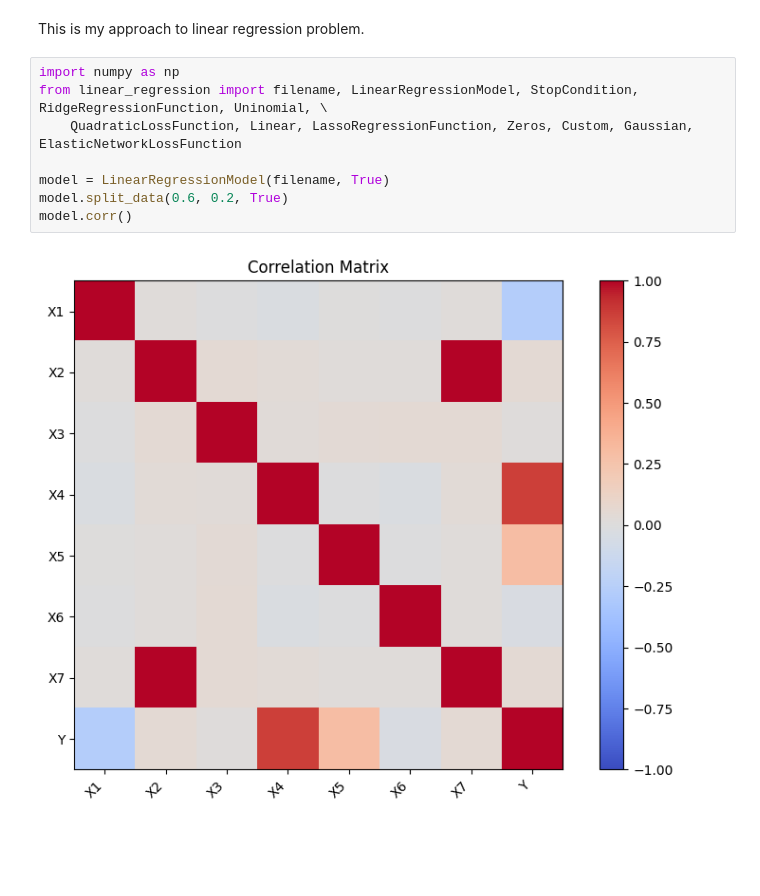
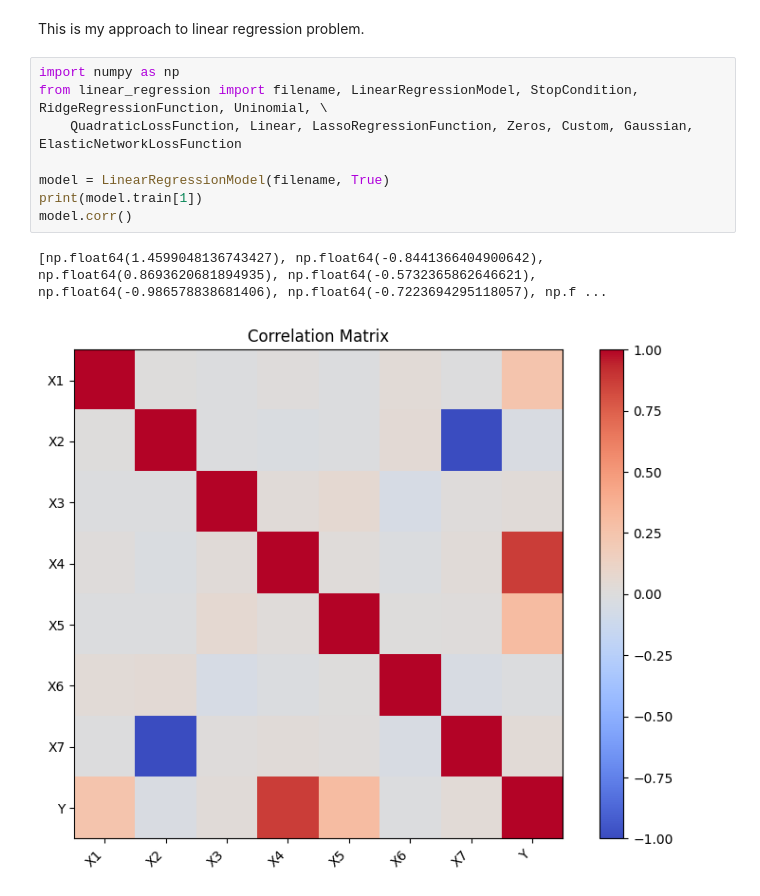
Before and after one commit to xAsylum/linear_regression, a Jupyter notebook: notebook.ipynb, the cells around one changed output. Cells and saved outputs as stored; diff of their text form; blank space fills up the shorter version.

```diff
--- a/notebook.ipynb
+++ b/notebook.ipynb
@@ -3,11 +3,12 @@ This is my approach to linear regression problem.
 # %%
 import numpy as np
 from linear_regression import filename, LinearRegressionModel, StopCondition, RidgeRegressionFunction, Uninomial, \
     QuadraticLossFunction, Linear, LassoRegressionFunction, Zeros, Custom, Gaussian, ElasticNetworkLossFunction
 
 model = LinearRegressionModel(filename, True)
-model.split_data(0.6, 0.2, True)
+print(model.train[1])
 model.corr()
 # %% [output]
+[np.float64(1.4599048136743427), np.float64(-0.8441366404900642), np.float64(0.8693620681894935), np.float64(-0.5732365862646621), np.float64(-0.986578838681406), np.float64(-0.7223694295118057), np.f ...
-[figure, old version]
+[figure, new version]
 # %%
```
Also changed, not shown: parts of 8 cells of this notebook, 3 other files.
